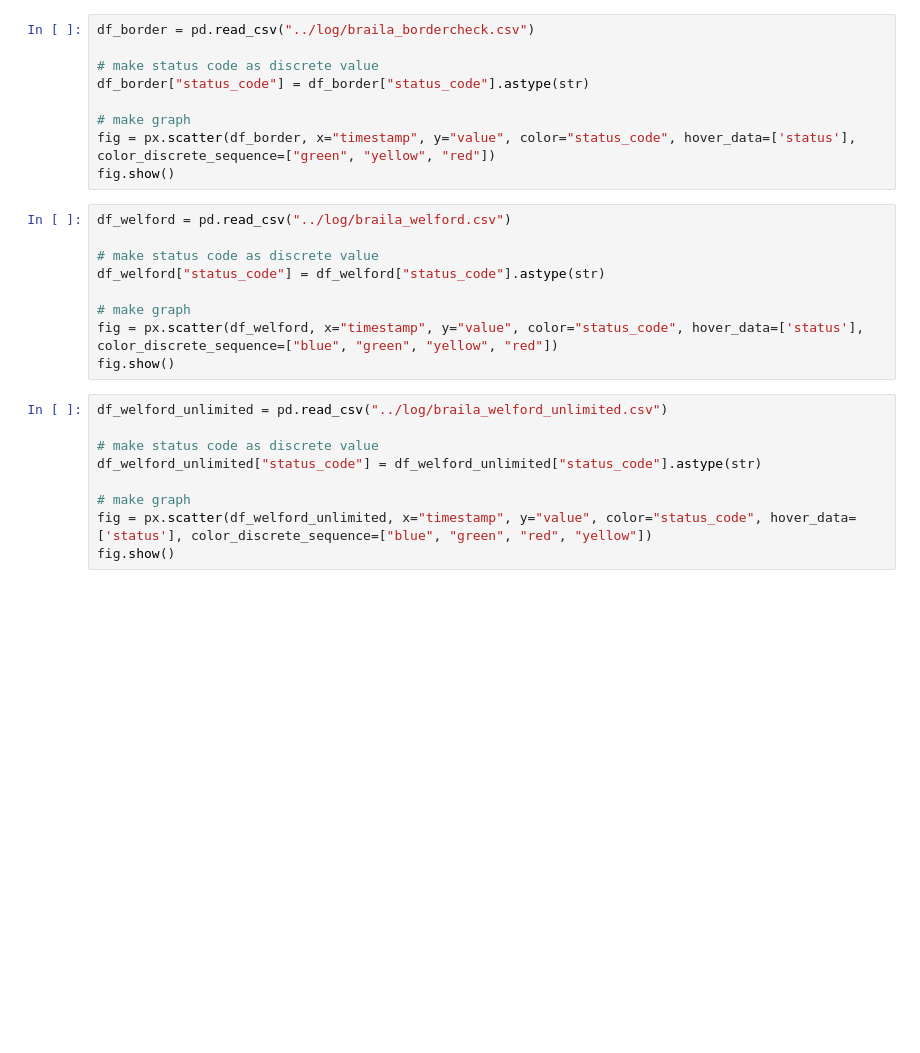
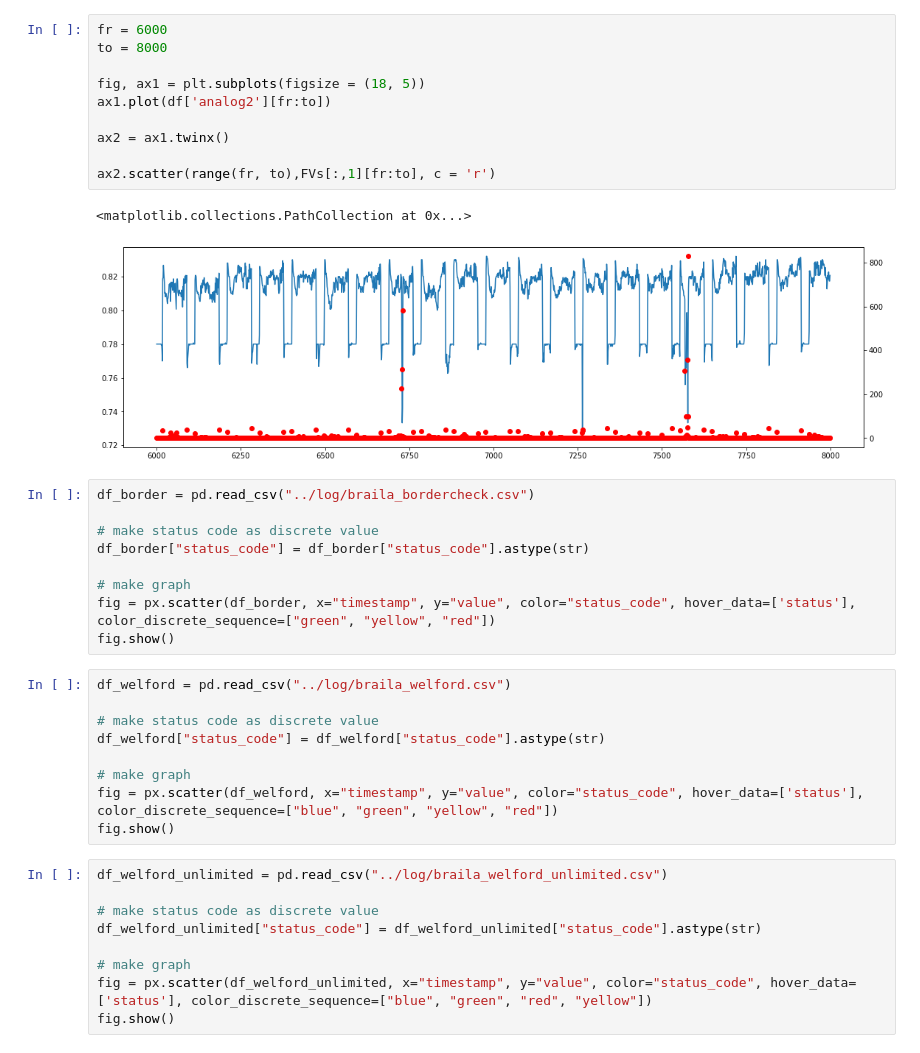
Before and after one commit to nacekoprivec/anomaly-detection, a Jupyter notebook: notebooks/braila_data.ipynb, the cells around one changed output. Cells and saved outputs as stored; diff of their text form; blank space fills up the shorter version.

```diff
--- a/notebooks/braila_data.ipynb
+++ b/notebooks/braila_data.ipynb
@@ -30,3 +75,16 @@ for i in range(30000):
+# %%
+fr = 6000
+to = 8000
+
+fig, ax1 = plt.subplots(figsize = (18, 5))
+ax1.plot(df['analog2'][fr:to])
+
+ax2 = ax1.twinx()
+
+ax2.scatter(range(fr, to),FVs[:,1][fr:to], c = 'r')
+# %% [output]
+<matplotlib.collections.PathCollection at 0x...>
+[figure, added]
 # %%
 df_border = pd.read_csv("../log/braila_bordercheck.csv")
 
```
Also changed, not shown: parts of 4 cells of this notebook, 17 other files.
